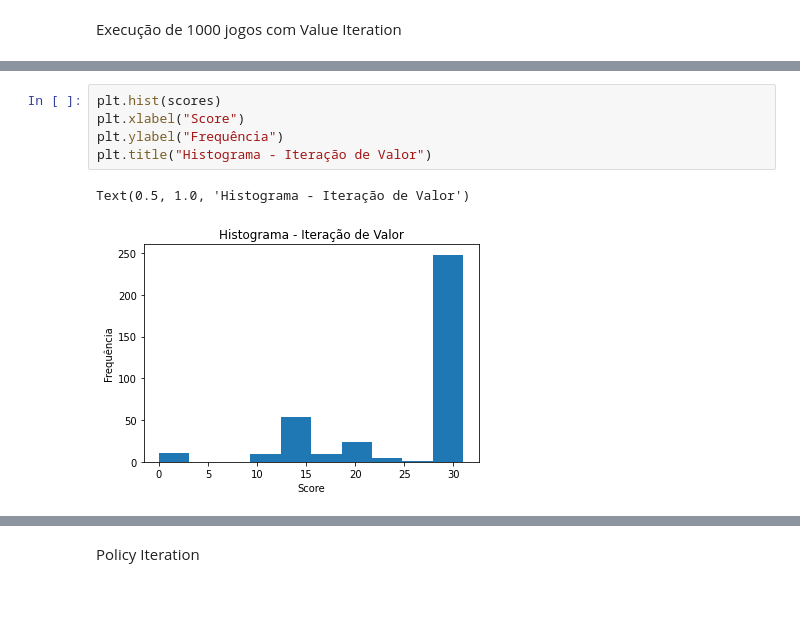
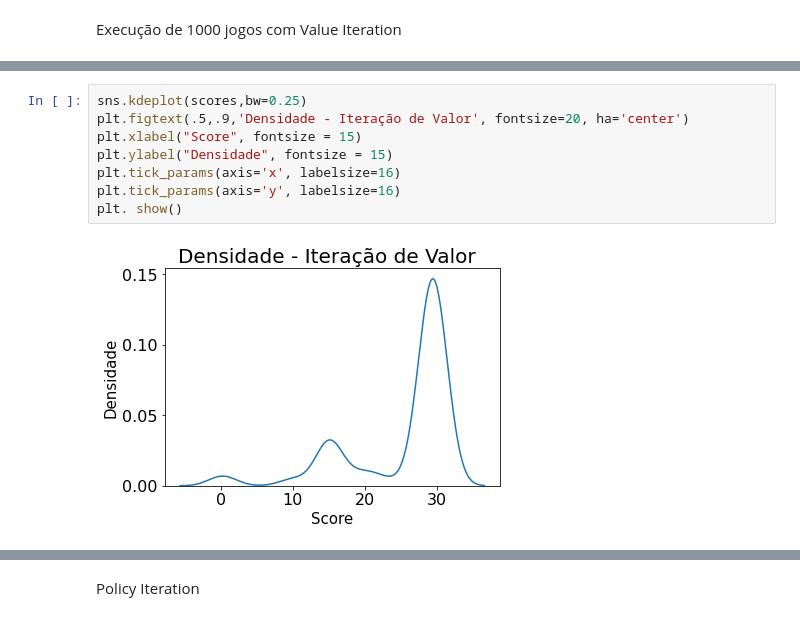
Before and after one commit to matiasvinicius/Planning-and-Reinforcement-Learning, a Jupyter notebook: Notebooks/planning.ipynb, the cells around one changed output, grey strips where cells are left out. Drawn from its saved outputs; the diff is of its cells as text.

```diff
--- a/Notebooks/planning.ipynb
+++ b/Notebooks/planning.ipynb
@@ -182,8 +174,10 @@ Text(0, 0.5, 'Score')
-# %%
-plt.hist(scores)
-plt.xlabel("Score")
-plt.ylabel("Frequência")
-plt.title("Histograma - Iteração de Valor")
-# %% [output]
-Text(0.5, 1.0, 'Histograma - Iteração de Valor')
-[figure, removed]
+# %%
+sns.kdeplot(scores,bw=0.25)
+plt.figtext(.5,.9,'Densidade - Iteração de Valor', fontsize=20, ha='center')
+plt.xlabel("Score", fontsize = 15)
+plt.ylabel("Densidade", fontsize = 15)
+plt.tick_params(axis='x', labelsize=16)
+plt.tick_params(axis='y', labelsize=16)
+plt. show()
+# %% [output]
+[figure, added]
```
Also changed, not shown: parts of 10 cells of this notebook, 18 other files.
